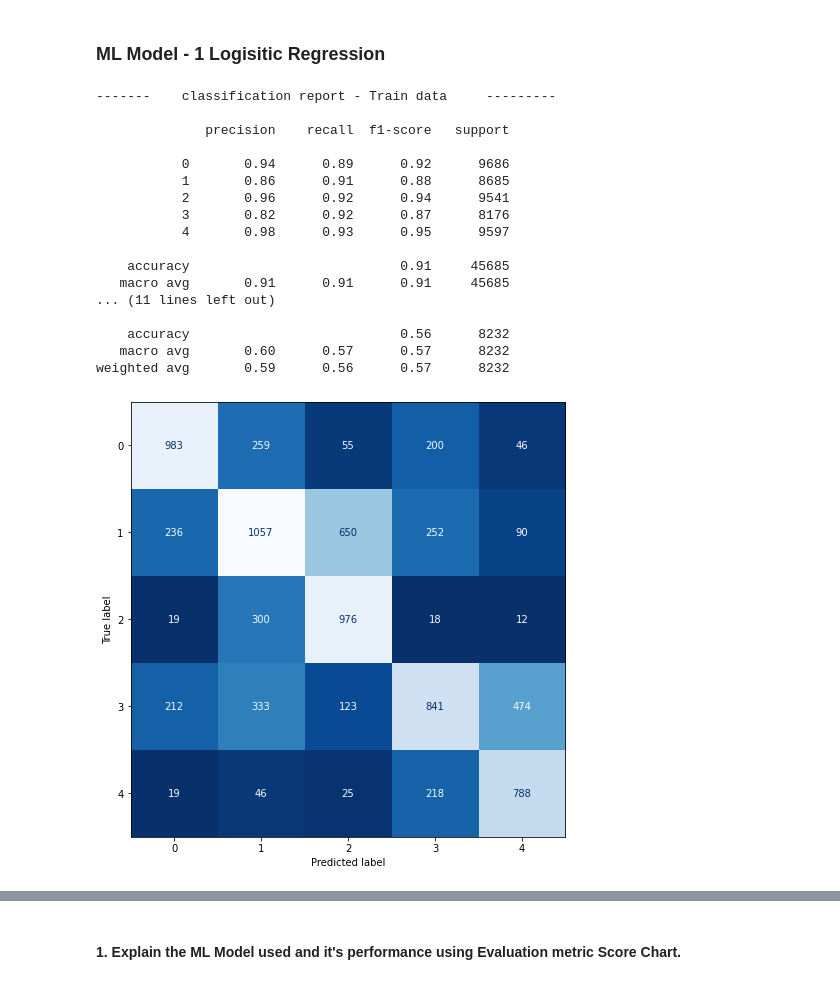
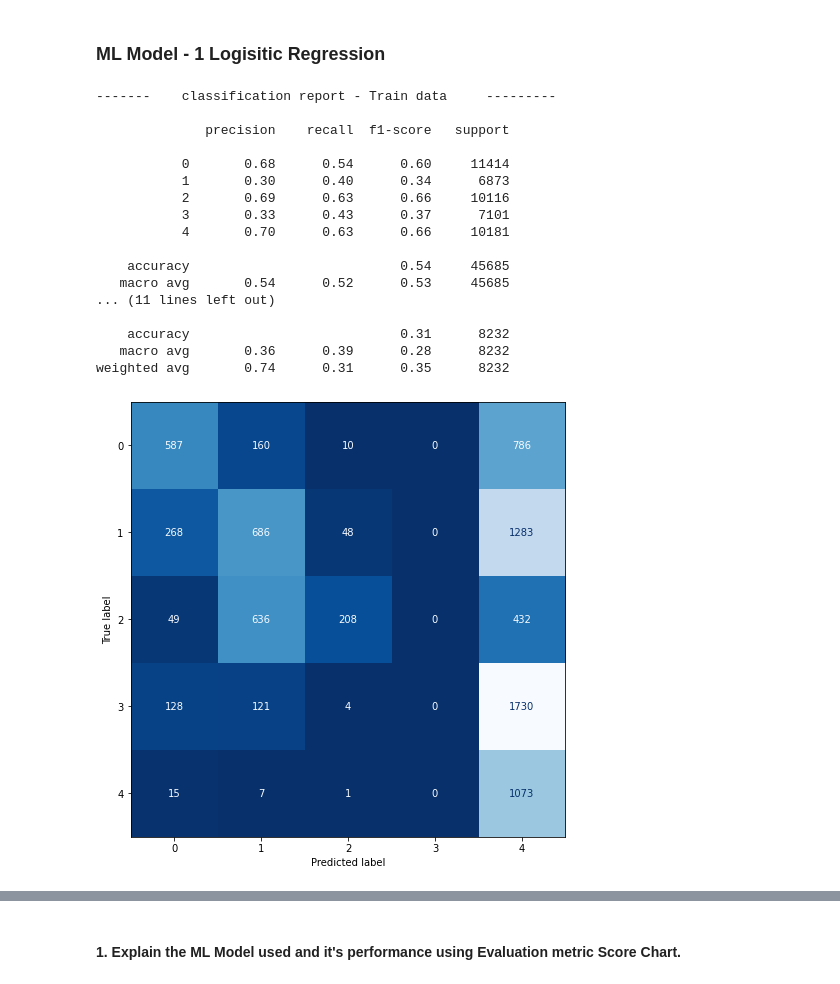
Before and after one commit to srkpriyanka95/Corona-Tweet-Sentiment-Analysis, a Jupyter notebook: Corona_virus_tweet_Sentiment_Analysis.ipynb, the cells around one changed output, grey strips where cells are left out. Drawn from its saved outputs; the diff is of its cells as text; code cells hidden in the pictures.

```diff
--- a/Corona_virus_tweet_Sentiment_Analysis.ipynb
+++ b/Corona_virus_tweet_Sentiment_Analysis.ipynb
@@ -887,2 +797,8 @@ x_test_vector.shape
+# %%
+x_train_spacy = x_train.apply(lambda x: nlp(x).vector)
+x_test_spacy=x_test.apply(lambda x: nlp(x).vector)
+# %%
+x_train_stack =  np.stack(x_train_spacy)
+x_test_stack = np.stack(x_test_spacy)
 # %% [markdown]
 ##### Which text vectorization technique have you used and why?
@@ -948,3 +833,5 @@ x_smote,y_smote=SMOTE().fit_resample(x_train_vector , y_train)
+# %%
+x_smote,y_smote=SMOTE().fit_resample(x_train_stack , y_train)
 # %%
 # Let's have a look at the changes
 y_smote.value_counts()
@@ -985,3 +875,7 @@ x_test_scaled= scaler.fit_transform(x_test_vector)
+# %%
+scale=MinMaxScaler()
+x_train_scaled= scale.fit_transform(x_smote)
+x_test_scaled= scale.fit_transform(x_test_stack)
 # %%
 # Creating a function to implement ML models
 def model(model):
@@ -996,27 +890,27 @@ def model(model):
 # %% [markdown]
 ### **ML Model - 1 Logisitic Regression**
 # %%
-lr=LogisticRegression(random_state=10,max_iter=300)
+lr=LogisticRegression(random_state=10,solver = 'saga',max_iter=500,C=0.5)
 model(lr)
 # %% [output]
 -------    classification report - Train data     ---------
 
               precision    recall  f1-score   support
 
-           0       0.94      0.89      0.92      9686
-           1       0.86      0.91      0.88      8685
-           2       0.96      0.92      0.94      9541
-           3       0.82      0.92      0.87      8176
-           4       0.98      0.93      0.95      9597
+           0       0.68      0.54      0.60     11414
+           1       0.30      0.40      0.34      6873
+           2       0.69      0.63      0.66     10116
+           3       0.33      0.43      0.37      7101
+           4       0.70      0.63      0.66     10181
 
-    accuracy                           0.91     45685
-   macro avg       0.91      0.91      0.91     45685
+    accuracy                           0.54     45685
+   macro avg       0.54      0.52      0.53     45685
 ... (11 lines left out)
 
-    accuracy                           0.56      8232
-   macro avg       0.60      0.57      0.57      8232
-weighted avg       0.59      0.56      0.57      8232
+    accuracy                           0.31      8232
+   macro avg       0.36      0.39      0.28      8232
+weighted avg       0.74      0.31      0.35      8232
-[figure, old version]
+[figure, new version]
 # %%
 # ML Model - 1 Implementation
 
```
Also changed, not shown: parts of 90 cells of this notebook.
